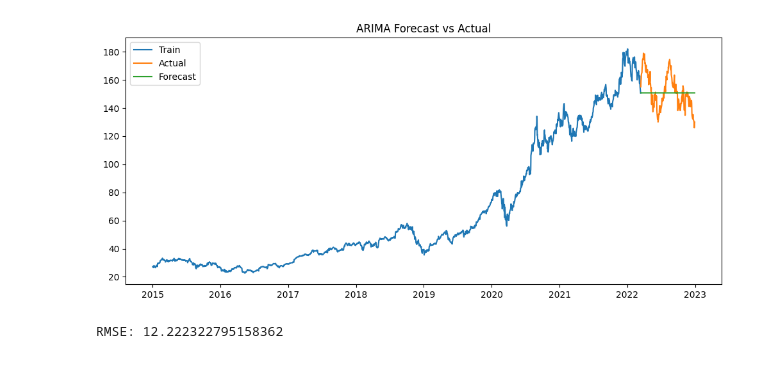
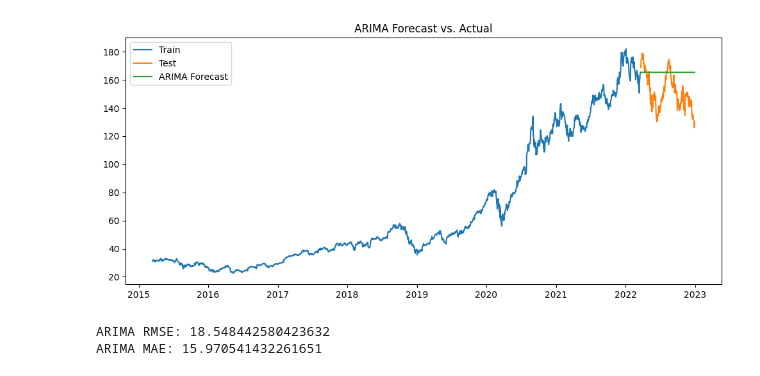
Before and after one commit to l0minous/Time_Series_Forecasting, a Jupyter notebook: Time_Series_Forecasting.ipynb, the cells around one changed output. Drawn from its saved outputs; the diff is of its cells as text; code cells hidden in the pictures.

```diff
--- a/Time_Series_Forecasting.ipynb
+++ b/Time_Series_Forecasting.ipynb
@@ -57,0 +91,8 @@ p-value: 0.857743
+# %%
+df['Returns'] = df['Close'].pct_change()
+df['MA_20'] = df['Close'].rolling(window=20).mean()
+df['MA_50'] = df['Close'].rolling(window=50).mean()
+df['Volatility'] = df['Returns'].rolling(window=20).std()
+
+df.dropna(inplace=True)  # Drop initial NaNs
+print(df.head())
@@ -86,25 +137,34 @@ test_data = df.iloc[train_size:]
 # %%
-# Build and fit SARIMAX (similar to ARIMA but more general)
-model = SARIMAX(train_data['Close'], order=(1, 1, 1), enforce_stationarity=False, enforce_invertibility=False)
-model_fit = model.fit(disp=False)
+train_size = int(len(df)*0.9)
+train_data = df.iloc[:train_size]
+test_data = df.iloc[train_size:]
 
-# Forecast for the test period
-forecast = model_fit.forecast(steps=len(test_data))
-forecast.index = test_data.index
+# Suppose auto_arima suggests (p,d,q) = (1,1,1)
+model_arima = SARIMAX(
+    train_data['Close'],
+    order=(1,1,1),
+    enforce_stationarity=False,
+    enforce_invertibility=False
+)
+arima_result = model_arima.fit(disp=False)
 
-# Plot
-plt.figure(figsize=(12, 5))
+# Forecast
+arima_forecast = arima_result.forecast(steps=len(test_data))
+arima_forecast.index = test_data.index
+
+plt.figure(figsize=(12,5))
 plt.plot(train_data['Close'], label='Train')
-plt.plot(test_data['Close'], label='Actual')
-plt.plot(forecast, label='Forecast')
-plt.title('ARIMA Forecast vs Actual')
+plt.plot(test_data['Close'], label='Test')
+plt.plot(arima_forecast, label='ARIMA Forecast')
 plt.legend()
+plt.title('ARIMA Forecast vs. Actual')
 plt.show()
 
-# Evaluate with RMSE
-from sklearn.metrics import mean_squared_error
-rmse = np.sqrt(mean_squared_error(test_data['Close'], forecast))
-print("RMSE:", rmse)
+arima_rmse = np.sqrt(mean_squared_error(test_data['Close'], arima_forecast))
+arima_mae = mean_absolute_error(test_data['Close'], arima_forecast)
+print("ARIMA RMSE:", arima_rmse)
+print("ARIMA MAE:", arima_mae)
 # %% [output]
-[figure, old version]
+[figure, new version]
-RMSE: 12.222322795158362
+ARIMA RMSE: 18.548442580423632
+ARIMA MAE: 15.970541432261651
```
Also changed, not shown: parts of 22 cells of this notebook.
